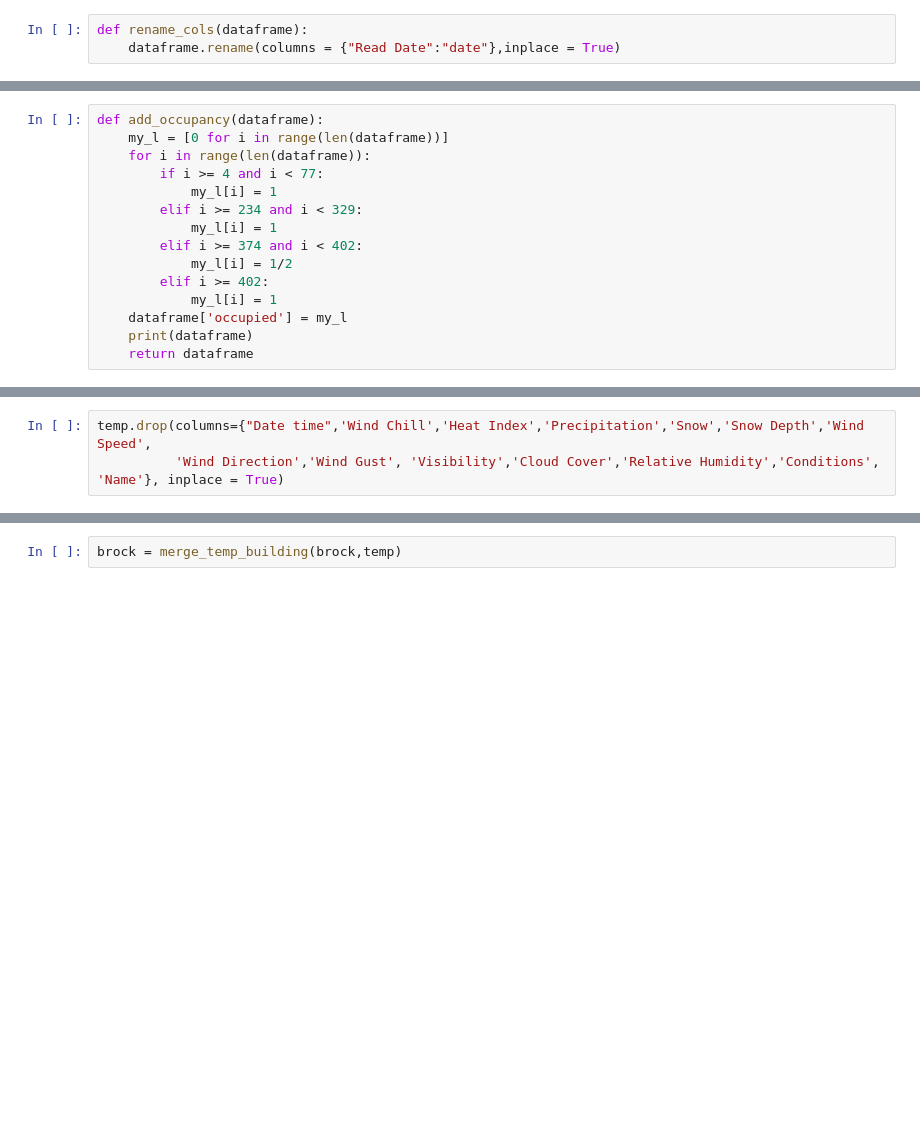
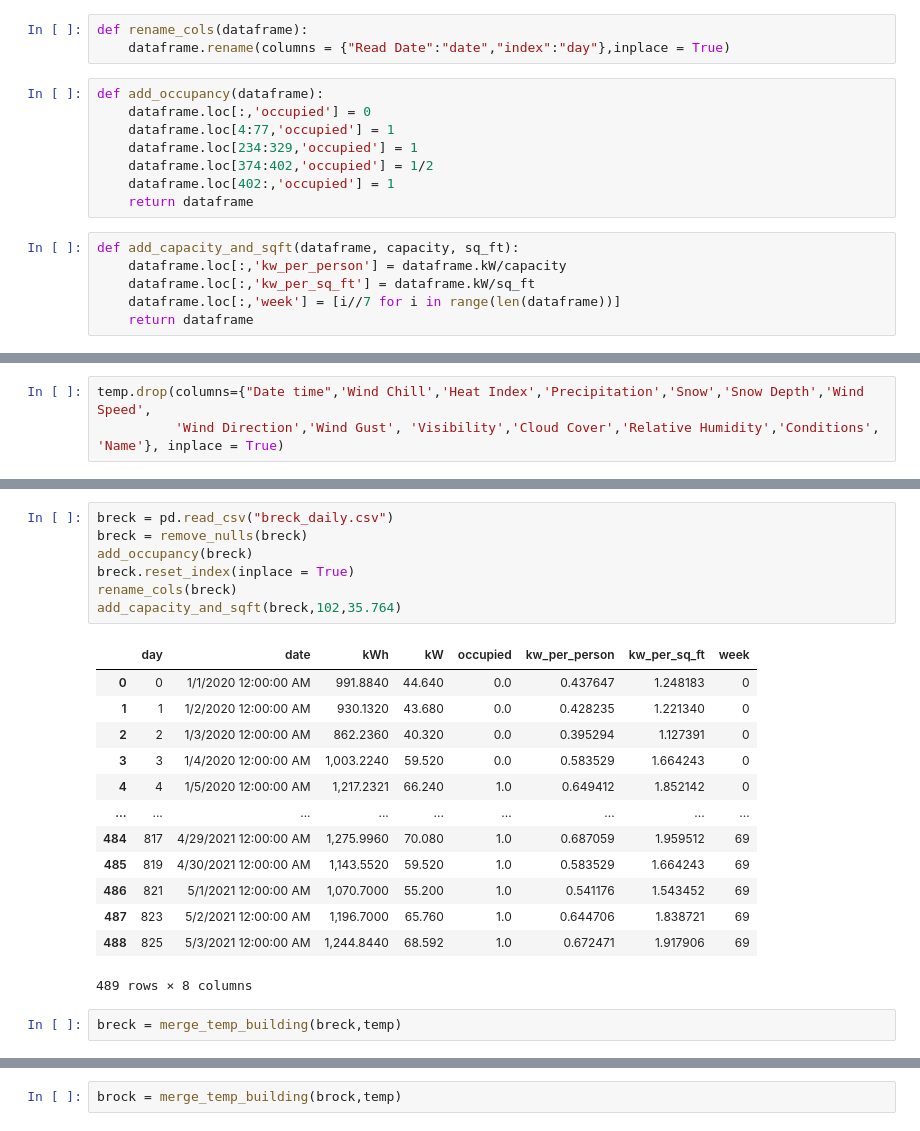
Before and after one commit to jacksonkennedynorris/green_centre, a Jupyter notebook: GreenProject.ipynb, the cells around one changed output, grey strips where cells are left out. Cells and saved outputs as stored; diff of their text form; blank space fills up the shorter version.

```diff
--- a/GreenProject.ipynb
+++ b/GreenProject.ipynb
@@ -5,5 +5,19 @@ import matplotlib.pyplot as plt
 import statsmodels.formula.api as smf
 # %%
 def rename_cols(dataframe):
-    dataframe.rename(columns = {"Read Date":"date"},inplace = True)
+    dataframe.rename(columns = {"Read Date":"date","index":"day"},inplace = True)
+# %%
+def add_occupancy(dataframe):
+    dataframe.loc[:,'occupied'] = 0
+    dataframe.loc[4:77,'occupied'] = 1
+    dataframe.loc[234:329,'occupied'] = 1
+    dataframe.loc[374:402,'occupied'] = 1/2
+    dataframe.loc[402:,'occupied'] = 1
+    return dataframe
+# %%
+def add_capacity_and_sqft(dataframe, capacity, sq_ft):
+    dataframe.loc[:,'kw_per_person'] = dataframe.kW/capacity
+    dataframe.loc[:,'kw_per_sq_ft'] = dataframe.kW/sq_ft
+    dataframe.loc[:,'week'] = [i//7 for i in range(len(dataframe))]
+    return dataframe
 # %%
@@ -13,16 +26 @@ def plot_daily_data(dataframe):
     plt.show()
-# %%
-def add_occupancy(dataframe):
-    my_l = [0 for i in range(len(dataframe))]
-    for i in range(len(dataframe)):
-        if i >= 4 and i < 77:
-            my_l[i] = 1
-        elif i >= 234 and i < 329:
-            my_l[i] = 1
-        elif i >= 374 and i < 402:
-            my_l[i] = 1/2
-        elif i >= 402:
-            my_l[i] = 1
-    dataframe['occupied'] = my_l
-    print(dataframe)
-    return dataframe
@@ -235,0 +97,23 @@ temp
+# %%
+breck = pd.read_csv("breck_daily.csv")
+breck = remove_nulls(breck)
+add_occupancy(breck)
+breck.reset_index(inplace = True)
+rename_cols(breck)
+add_capacity_and_sqft(breck,102,35.764)
+# %% [output]
+|  | day | date | kWh | kW | occupied | kw_per_person | kw_per_sq_ft | week |
+| 0 | 0 | 1/1/2020 12:00:00 AM | 991.8840 | 44.640 | 0.0 | 0.437647 | 1.248183 | 0 |
+| 1 | 1 | 1/2/2020 12:00:00 AM | 930.1320 | 43.680 | 0.0 | 0.428235 | 1.221340 | 0 |
+| 2 | 2 | 1/3/2020 12:00:00 AM | 862.2360 | 40.320 | 0.0 | 0.395294 | 1.127391 | 0 |
+| 3 | 3 | 1/4/2020 12:00:00 AM | 1,003.2240 | 59.520 | 0.0 | 0.583529 | 1.664243 | 0 |
+| 4 | 4 | 1/5/2020 12:00:00 AM | 1,217.2321 | 66.240 | 1.0 | 0.649412 | 1.852142 | 0 |
+| ... | ... | ... | ... | ... | ... | ... | ... | ... |
+| 484 | 817 | 4/29/2021 12:00:00 AM | 1,275.9960 | 70.080 | 1.0 | 0.687059 | 1.959512 | 69 |
+| 485 | 819 | 4/30/2021 12:00:00 AM | 1,143.5520 | 59.520 | 1.0 | 0.583529 | 1.664243 | 69 |
+| 486 | 821 | 5/1/2021 12:00:00 AM | 1,070.7000 | 55.200 | 1.0 | 0.541176 | 1.543452 | 69 |
+| 487 | 823 | 5/2/2021 12:00:00 AM | 1,196.7000 | 65.760 | 1.0 | 0.644706 | 1.838721 | 69 |
+| 488 | 825 | 5/3/2021 12:00:00 AM | 1,244.8440 | 68.592 | 1.0 | 0.672471 | 1.917906 | 69 |
+489 rows × 8 columns
+# %%
+breck = merge_temp_building(breck,temp)
```
Also changed, not shown: parts of 35 cells of this notebook.
